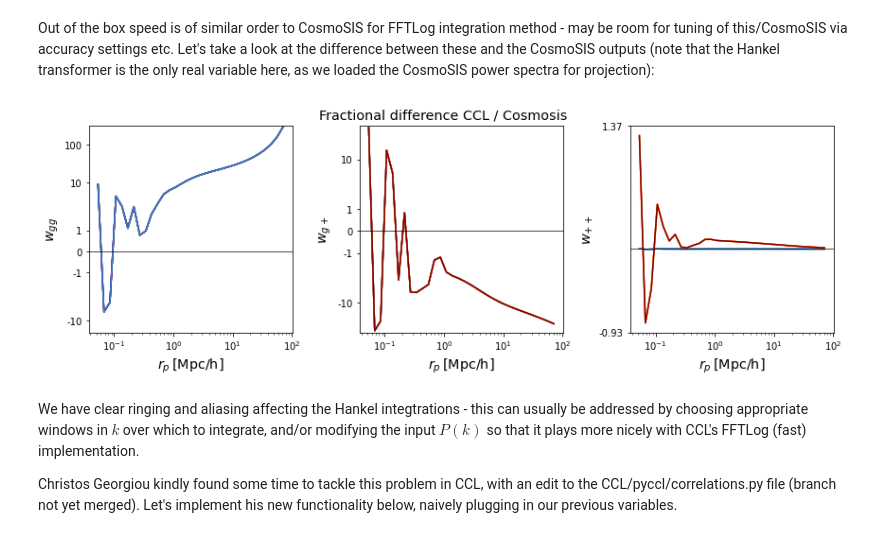
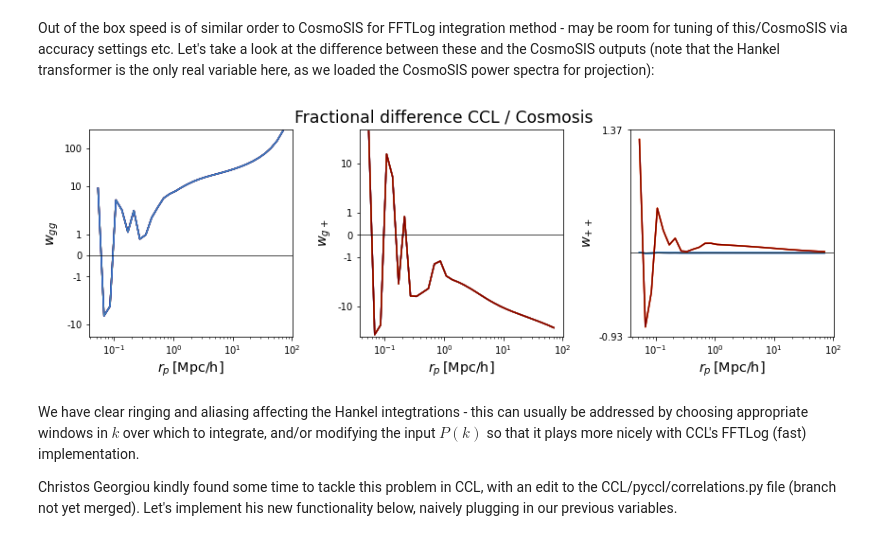
Before and after one commit to echo-IA/IAmodeling, a Jupyter notebook: notebooks/cosmosis_wgplus/projected_alignments_in_cosmosis.ipynb, the cells around one changed output. Cells and saved outputs as stored; diff of their text form; code cells hidden in the pictures.

```diff
--- a/notebooks/cosmosis_wgplus/projected_alignments_in_cosmosis.ipynb
+++ b/notebooks/cosmosis_wgplus/projected_alignments_in_cosmosis.ipynb
@@ -241,36 +241,36 @@ def compare_CosmoSIS_and_CCL(r_p, wgg, wgp, wpp):
             label  = names[name]
             a = ax1[1]
 
         # compare with CosmoSIS version
         th_w_cosmosis = interp1d(rp, cosmosis_curves[df],
                                  kind='cubic', bounds_error=False, fill_value=np.nan)(r_p)
         ratio = th_w / th_w_cosmosis - 1.
         a.plot(r_p[c], ratio[c], c=cols[name], label=label)
         if 'wgp' in df:
             th_wpp_cosmosis = interp1d(rp, cosmosis_curves[df+'wpp'],
                                       kind='cubic', bounds_error=False, fill_value=np.nan)(r_p)
             ratio1 = th_wpp / th_wpp_cosmosis - 1.
             ax1[2].plot(r_p[c], th_wpp[c], c=cols[name])
 
 
-    f1.text(0.5, 0.99, 'Fractional difference CCL / Cosmosis',
-            fontsize='x-large', ha='center', va='center')
+    f1.text(0.5, 0.995, 'Fractional difference CCL / Cosmosis',
+            fontsize='xx-large', ha='center', va='center')
     ax1[0].set_ylabel('$w_{gg}$', fontsize='x-large')
     ax1[1].set_ylabel('$w_{g+}$', fontsize='x-large')
     ax1[2].set_ylabel('$w_{++}$', fontsize='x-large')
     for a in ax1:
         a.axhline(0, c='k', lw=0.7)
         a.set_yscale('symlog')
         a.set_xlabel('$r_p\,[\\rm{Mpc/h}]$', fontsize='x-large')
         yticks = a.get_yticks()
         a.set_yticks(np.round(yticks,2))
         formatter = FuncFormatter(lambda y, _: '{:.16g}'.format(y))
         a.yaxis.set_major_formatter(formatter)
     plt.tight_layout()
     plt.show()
 compare_CosmoSIS_and_CCL(r_p, wgg, wgp, wpp)
 # %% [output]
-[figure, old version]
+[figure, new version]
 # %% [markdown]
 We have clear ringing and aliasing affecting the Hankel integtrations - this can usually be addressed by choosing appropriate windows in $k$ over which to integrate, and/or modifying the input $P(k)$ so that it plays more nicely with CCL's FFTLog (fast) implementation.
 
```
Also changed, not shown: parts of 8 cells of this notebook.
